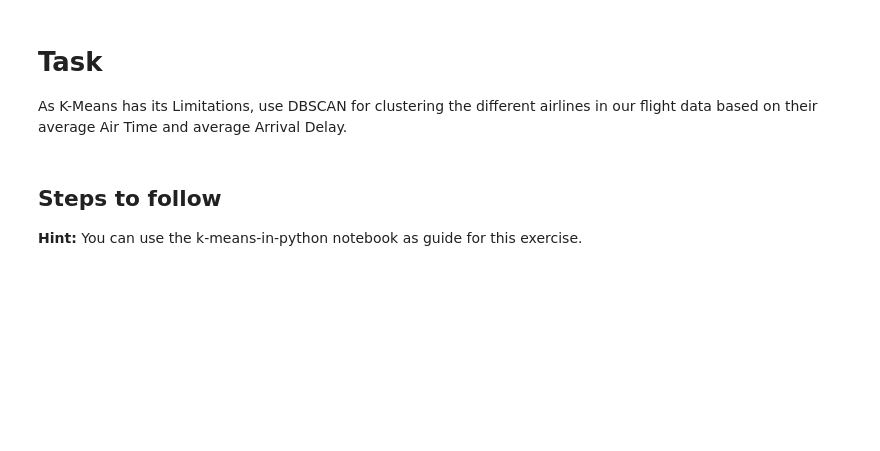
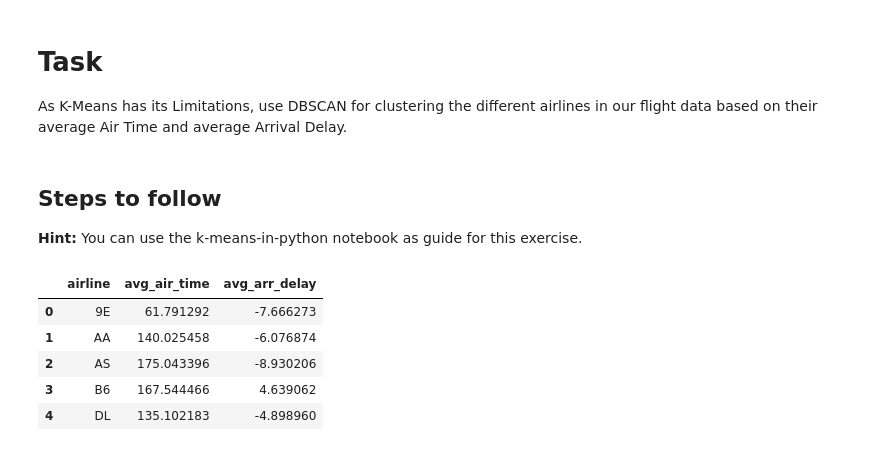
Before and after one commit to SabrinaPau/14_clustering, a Jupyter notebook: 4_DBSCAN_in_python.ipynb, the cells around one changed output. Drawn from its saved outputs; the diff is of its cells as text; code cells hidden in the pictures; blank space fills up the shorter version.

```diff
--- a/4_DBSCAN_in_python.ipynb
+++ b/4_DBSCAN_in_python.ipynb
@@ -24,14 +24,22 @@ from sklearn.preprocessing import StandardScaler
 **Hint:** You can use the k-means-in-python notebook as guide for this exercise.
 # %%
 # Import get_dataframe function from your own sql module
-
+from sql_functions import get_dataframe
 # Import get_engine
-
+from sql_functions import get_engine
 # create a variable called engine using the get_engine function
+engine = get_engine()
 # %%
 # define/assign the schema you want to query from
-schema = '_____'
+schema = 'hh_analytics_24_1'
 # %%
 # Get the aggregated data from the database
      # airline, avg(air_time), avg(arr_delay
 # Hint: As in Notebook 2, use sql a select statement within pd.read_sql_query().
+sql_select = f'''select
+                    airline,
+                    avg(air_time) as avg_air_time,
+                    avg(arr_delay) as avg_arr_delay
+               from {schema}.flights
+               group by 1
+               '''
@@ -38,2 +49,12 @@ schema = '_____'
+# %%
+# check results
+dbscan_data.head()
+# %% [output]
+|  | airline | avg_air_time | avg_arr_delay |
+| 0 | 9E | 61.791292 | -7.666273 |
+| 1 | AA | 140.025458 | -6.076874 |
+| 2 | AS | 175.043396 | -8.930206 |
+| 3 | B6 | 167.544466 | 4.639062 |
+| 4 | DL | 135.102183 | -4.898960 |
 # %%
 # Set up the scaler object to standardize the data using StandardScaler()
```
Also changed, not shown: parts of 7 cells of this notebook, 3 other files.
